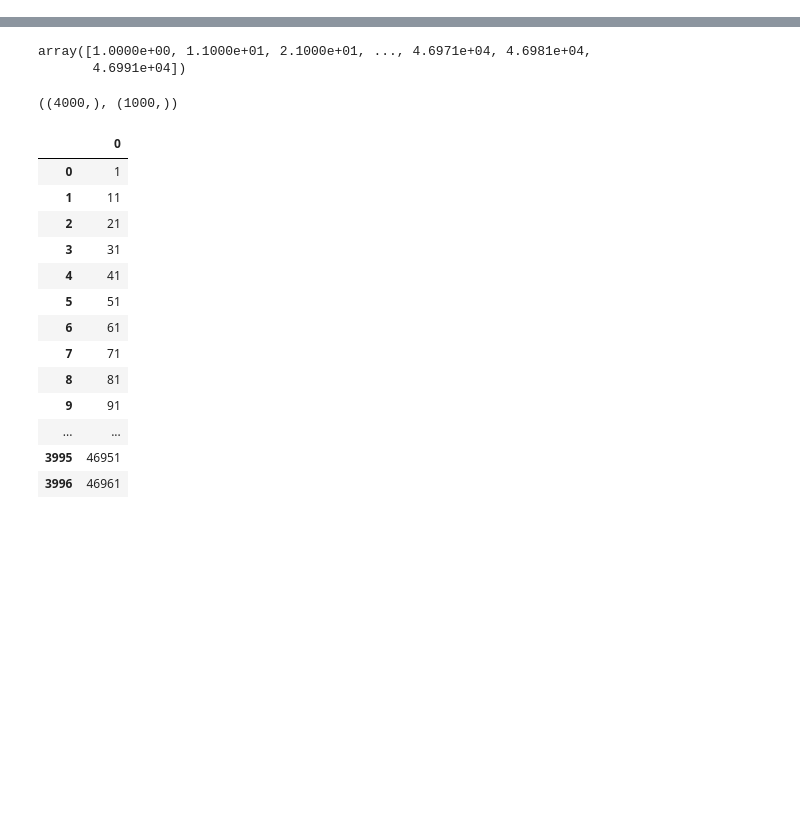
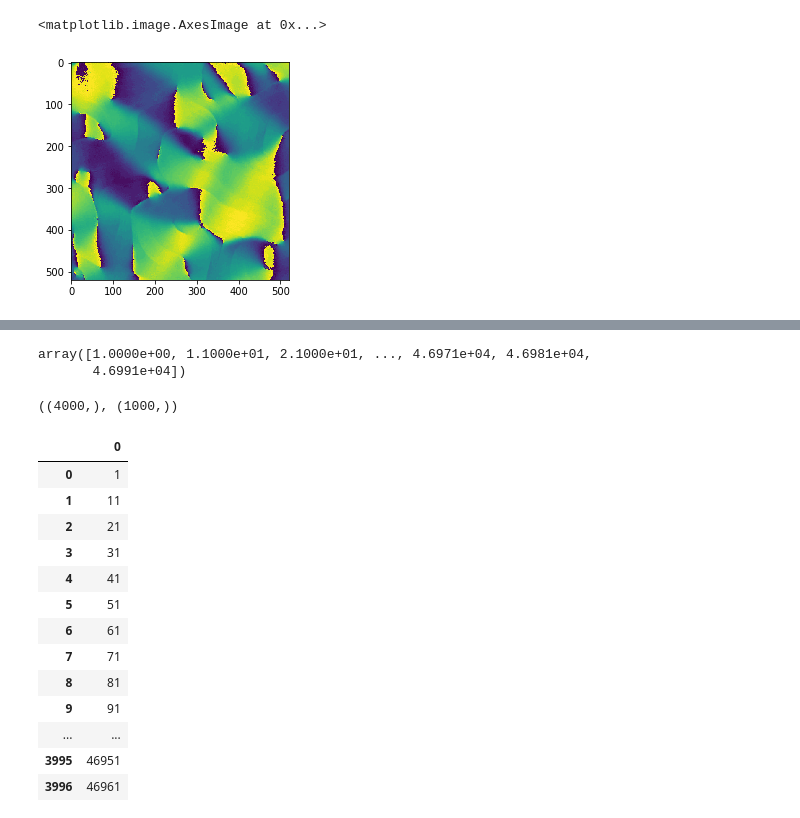
Before and after one commit to ruoshiliu/Orientation-Field-Prediction, a Jupyter notebook: unconfined_orientation/dataset.ipynb, the cells around one changed output, grey strips where cells are left out. Drawn from its saved outputs; the diff is of its cells as text; code cells hidden in the pictures; blank space fills up the shorter version.

```diff
--- a/unconfined_orientation/dataset.ipynb
+++ b/unconfined_orientation/dataset.ipynb
@@ -13,0 +51,6 @@ import os
+# %%
+a = cv2.imread('/home/rliu/ansim/data/unconfined_steph/cropped_orientation/000001.jpg',0)
+plt.imshow(a)
+# %% [output]
+<matplotlib.image.AxesImage at 0x...>
+[figure, added]
```
Also changed, not shown: parts of 7 cells of this notebook, 2 other files.
